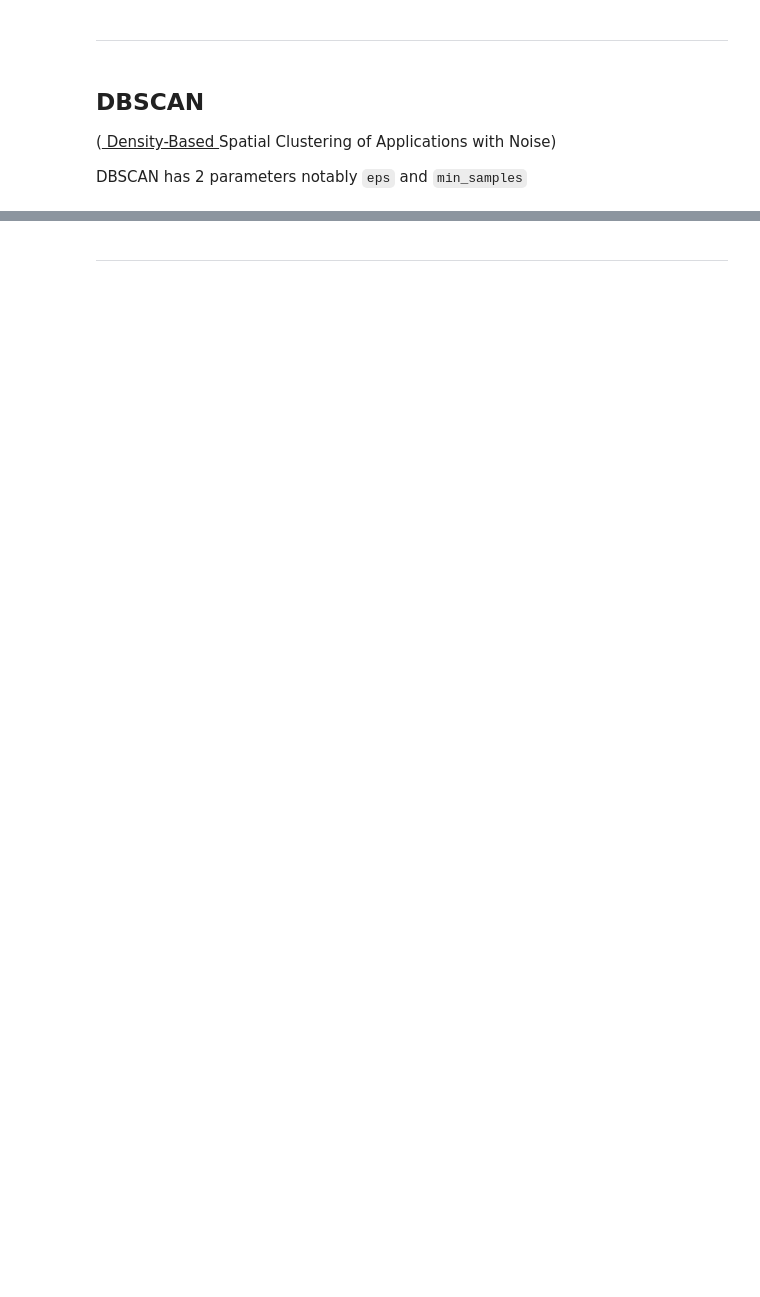
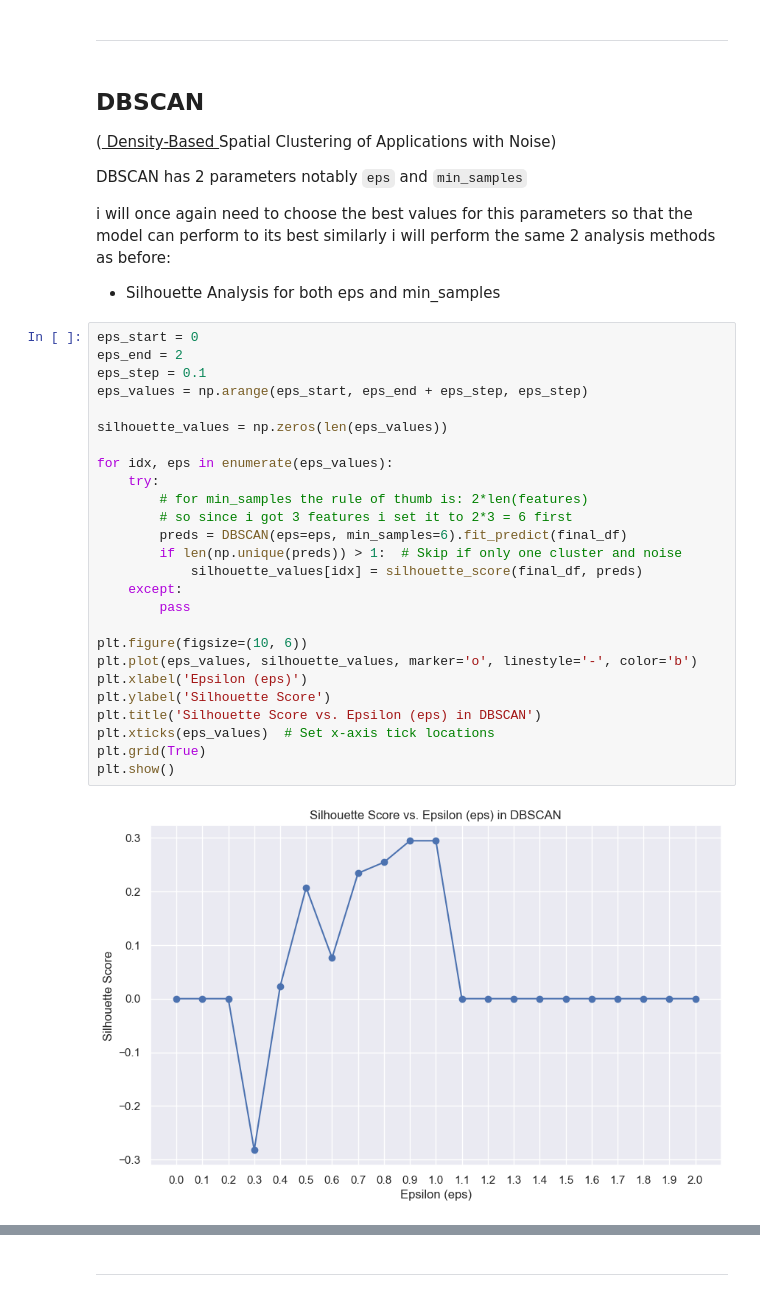
Before and after one commit to ahmakhoo/Forecasting-Clustering-Project, a Jupyter notebook: CA2 part 2.ipynb, the cells around one changed output, grey strips where cells are left out. Drawn from its saved outputs; the diff is of its cells as text; blank space fills up the shorter version.

```diff
--- a/CA2 part 2.ipynb
+++ b/CA2 part 2.ipynb
@@ -1012,3 +755,35 @@ analysis_result
 (<u> Density-Based </u> Spatial Clustering of Applications with Noise)
 
 DBSCAN has 2 parameters notably `eps` and `min_samples`
+
+i will once again need to choose the best values for this parameters so that the model can perform to its best similarly i will perform the same 2 analysis methods as before:
+
+- Silhouette Analysis for both eps and min_samples
+# %%
+eps_start = 0
+eps_end = 2
+eps_step = 0.1
+eps_values = np.arange(eps_start, eps_end + eps_step, eps_step)
+
+silhouette_values = np.zeros(len(eps_values))
+
+for idx, eps in enumerate(eps_values):
+    try:
+        # for min_samples the rule of thumb is: 2*len(features)
+        # so since i got 3 features i set it to 2*3 = 6 first
+        preds = DBSCAN(eps=eps, min_samples=6).fit_predict(final_df)
+        if len(np.unique(preds)) > 1:  # Skip if only one cluster and noise
+            silhouette_values[idx] = silhouette_score(final_df, preds)
+    except:
+        pass
+
+plt.figure(figsize=(10, 6))
+plt.plot(eps_values, silhouette_values, marker='o', linestyle='-', color='b')
+plt.xlabel('Epsilon (eps)')
+plt.ylabel('Silhouette Score')
+plt.title('Silhouette Score vs. Epsilon (eps) in DBSCAN')
+plt.xticks(eps_values)  # Set x-axis tick locations
+plt.grid(True)
+plt.show()
+# %% [output]
+[figure, added]
```
Also changed, not shown: parts of 117 cells of this notebook, 52 other files.
